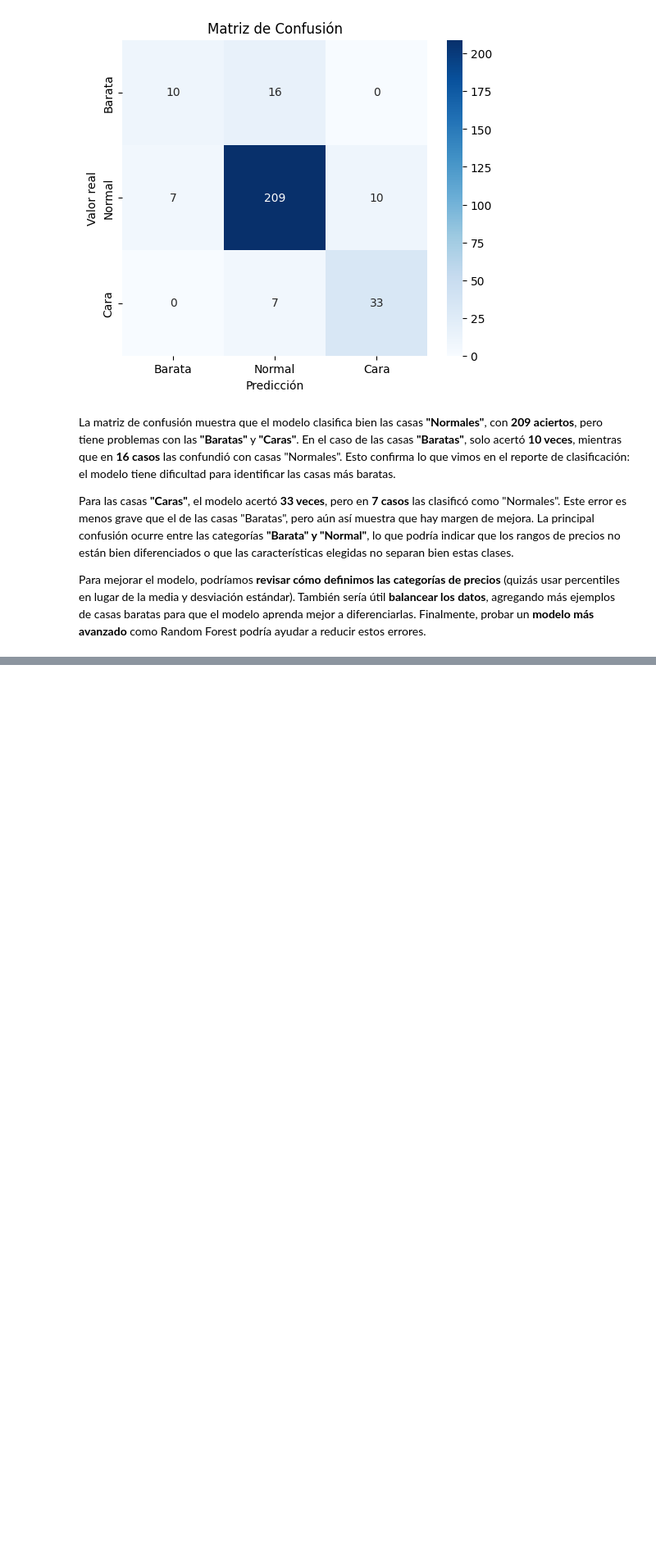
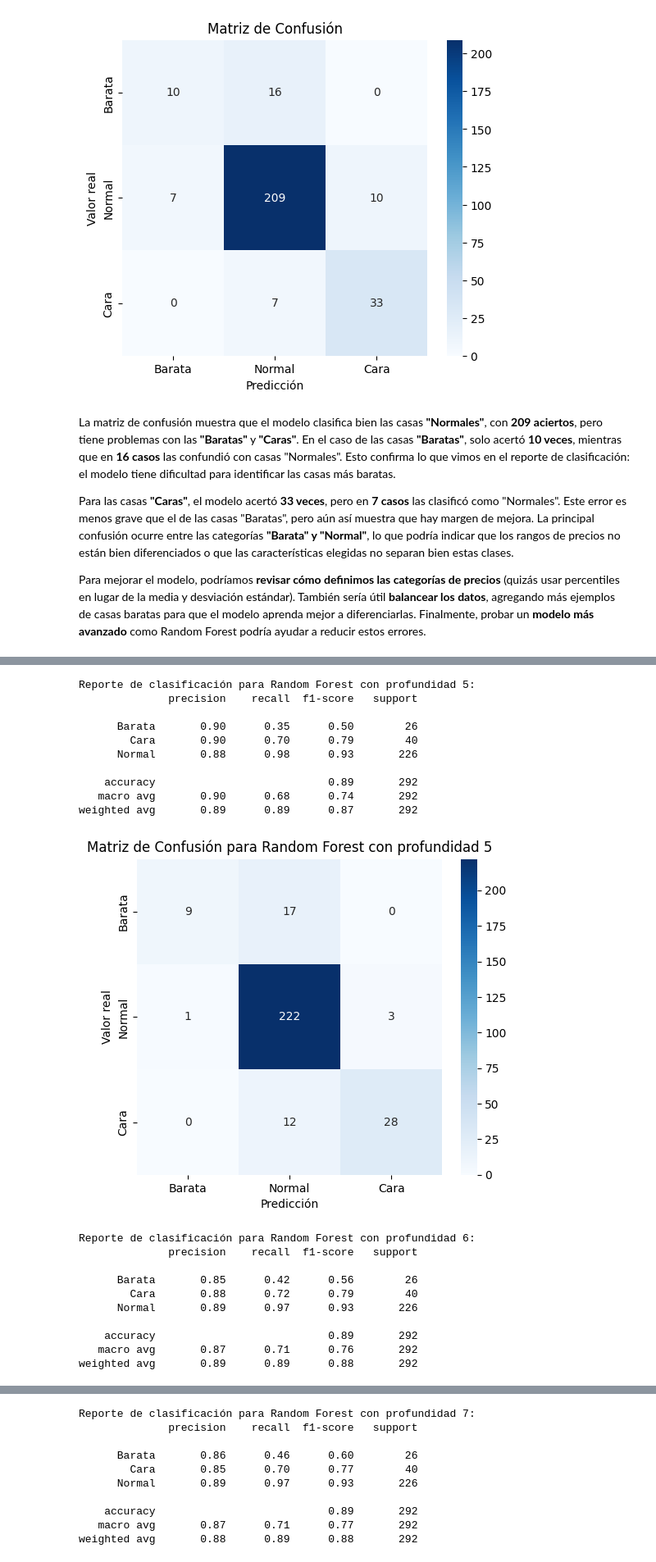
Before and after one commit to DiegoGarV/HDT4-DB2, a Jupyter notebook: clasification_tree.ipynb, the cells around one changed output, grey strips where cells are left out. Shown at 82% size. Drawn from its saved outputs; the diff is of its cells as text; code cells hidden in the pictures; blank space fills up the shorter version.

```diff
--- a/clasification_tree.ipynb
+++ b/clasification_tree.ipynb
@@ -155,0 +228,41 @@ Para mejorar el modelo, podríamos **revisar cómo definimos las categorías de
+# %%
+# Validación cruzada con Random Forest
+for depth in depth_range:
+    modelo_rf = RandomForestClassifier(n_estimators=100, max_depth=depth, random_state=42, n_jobs=-1)
+
+    y_pred_rf = cross_val_predict(modelo_rf, X_test, y_test, cv=10)
+
+    print(f"\nReporte de clasificación para Random Forest con profundidad {depth}:")
+    print(classification_report(y_test, y_pred_rf))
+
+    conf_matrix_rf = confusion_matrix(y_test, y_pred_rf, labels=["Barata", "Normal", "Cara"])
+
+    plt.figure(figsize=(6, 5))
+    sns.heatmap(conf_matrix_rf, annot=True, fmt="d", cmap="Blues",
+                xticklabels=["Barata", "Normal", "Cara"], yticklabels=["Barata", "Normal", "Cara"])
+    plt.xlabel("Predicción")
+    plt.ylabel("Valor real")
+    plt.title(f"Matriz de Confusión para Random Forest con profundidad {depth}")
+    plt.show()
+# %% [output]
+Reporte de clasificación para Random Forest con profundidad 5:
+              precision    recall  f1-score   support
+
+      Barata       0.90      0.35      0.50        26
+        Cara       0.90      0.70      0.79        40
+      Normal       0.88      0.98      0.93       226
+
+    accuracy                           0.89       292
+   macro avg       0.90      0.68      0.74       292
+weighted avg       0.89      0.89      0.87       292
+[figure, added]
+Reporte de clasificación para Random Forest con profundidad 6:
+              precision    recall  f1-score   support
+
+      Barata       0.85      0.42      0.56        26
+        Cara       0.88      0.72      0.79        40
+      Normal       0.89      0.97      0.93       226
+
+    accuracy                           0.89       292
+   macro avg       0.87      0.71      0.76       292
+weighted avg       0.89      0.89      0.88       292
@@ -155,0 +270,10 @@ Para mejorar el modelo, podríamos **revisar cómo definimos las categorías de
+Reporte de clasificación para Random Forest con profundidad 7:
+              precision    recall  f1-score   support
+
+      Barata       0.86      0.46      0.60        26
+        Cara       0.85      0.70      0.77        40
+      Normal       0.89      0.97      0.93       226
+
+    accuracy                           0.89       292
+   macro avg       0.87      0.71      0.77       292
+weighted avg       0.88      0.89      0.88       292
```
Also changed, not shown: parts of 6 cells of this notebook.
